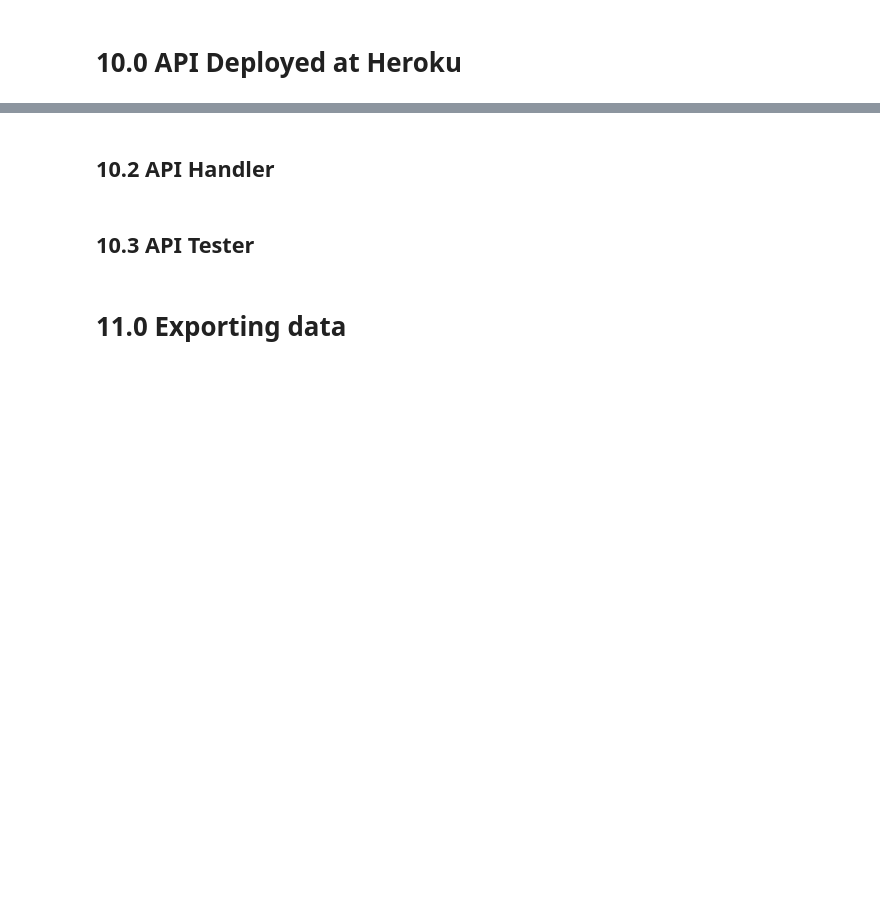
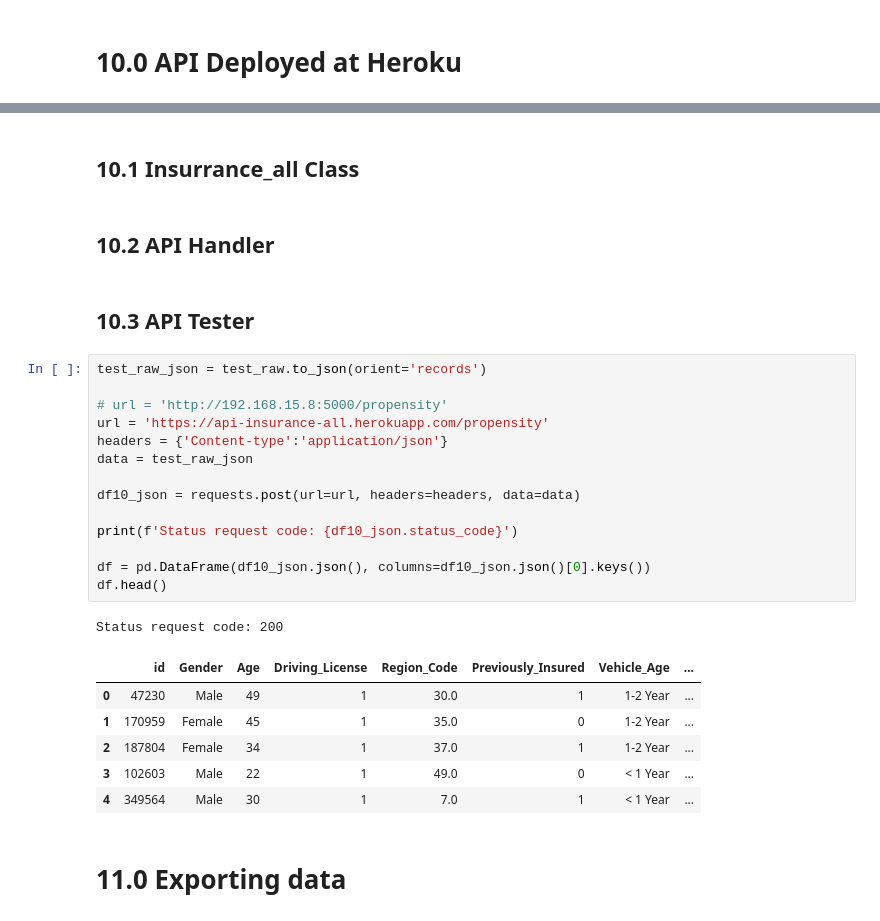
Before and after one commit to Samoelmoura/insurance_sales_predict, a Jupyter notebook: notebooks/insurance_sales_predict.ipynb, the cells around one changed output, grey strips where cells are left out. Drawn from its saved outputs; the diff is of its cells as text; blank space fills up the shorter version.

Commit message:
deployed on heroku

```diff
--- a/notebooks/insurance_sales_predict.ipynb
+++ b/notebooks/insurance_sales_predict.ipynb
@@ -1281,7 +1282,31 @@ To achieve 80% of recall: 39813.0 will be needed
-# %% [markdown]
-## 10.2 API Handler
-# %% [markdown]
-## 10.3 API Tester
+# %% [markdown]
+## 10.1 Insurrance_all Class
+# %% [markdown]
+## 10.2 API Handler
+# %% [markdown]
+## 10.3 API Tester
+# %%
+test_raw_json = test_raw.to_json(orient='records')
+
+# url = 'http://192.168.15.8:5000/propensity'
+url = 'https://api-insurance-all.herokuapp.com/propensity'
+headers = {'Content-type':'application/json'}
+data = test_raw_json
+
+df10_json = requests.post(url=url, headers=headers, data=data)
+
+print(f'Status request code: {df10_json.status_code}')
+
+df = pd.DataFrame(df10_json.json(), columns=df10_json.json()[0].keys())
+df.head()
+# %% [output]
+Status request code: 200
+|  | id | Gender | Age | Driving_License | Region_Code | Previously_Insured | Vehicle_Age | ... |
+| 0 | 47230 | Male | 49 | 1 | 30.0 | 1 | 1-2 Year | ... |
+| 1 | 170959 | Female | 45 | 1 | 35.0 | 0 | 1-2 Year | ... |
+| 2 | 187804 | Female | 34 | 1 | 37.0 | 1 | 1-2 Year | ... |
+| 3 | 102603 | Male | 22 | 1 | 49.0 | 0 | < 1 Year | ... |
+| 4 | 349564 | Male | 30 | 1 | 7.0 | 1 | < 1 Year | ... |
 # %% [markdown]
 # 11.0 Exporting data
 # %%
```
Also changed, not shown: parts of 5 cells of this notebook, 2 other files.
